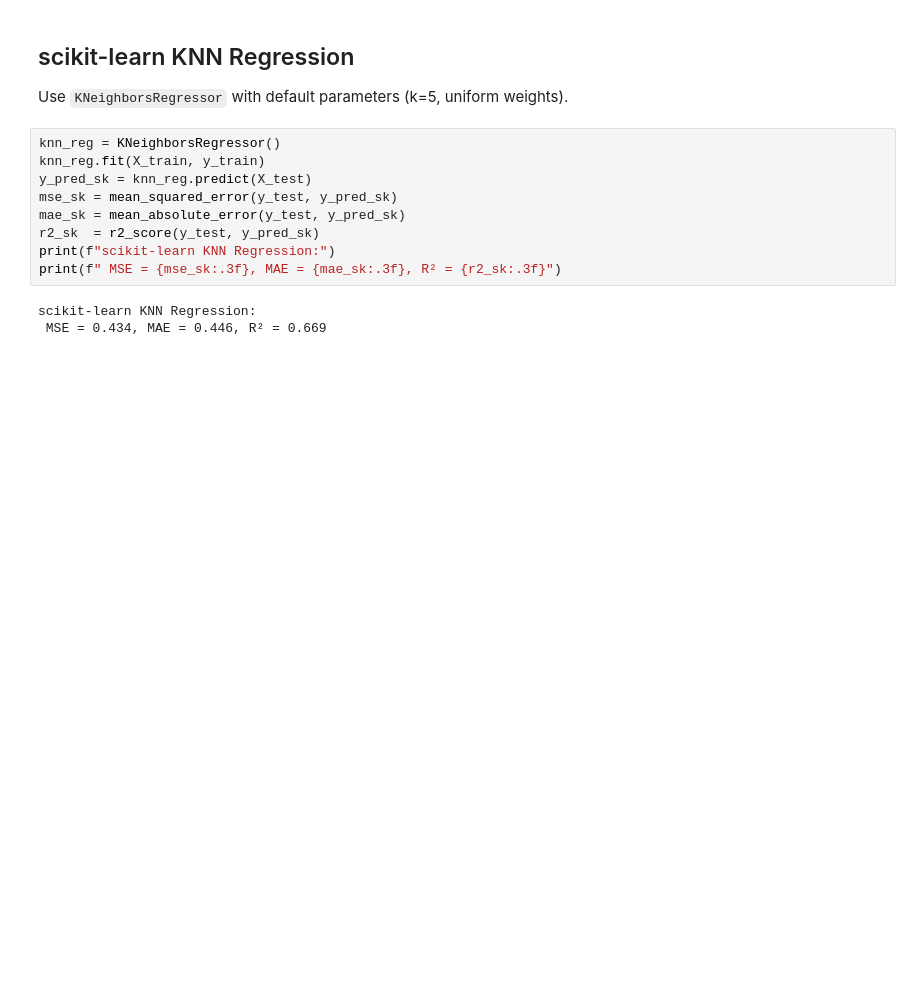
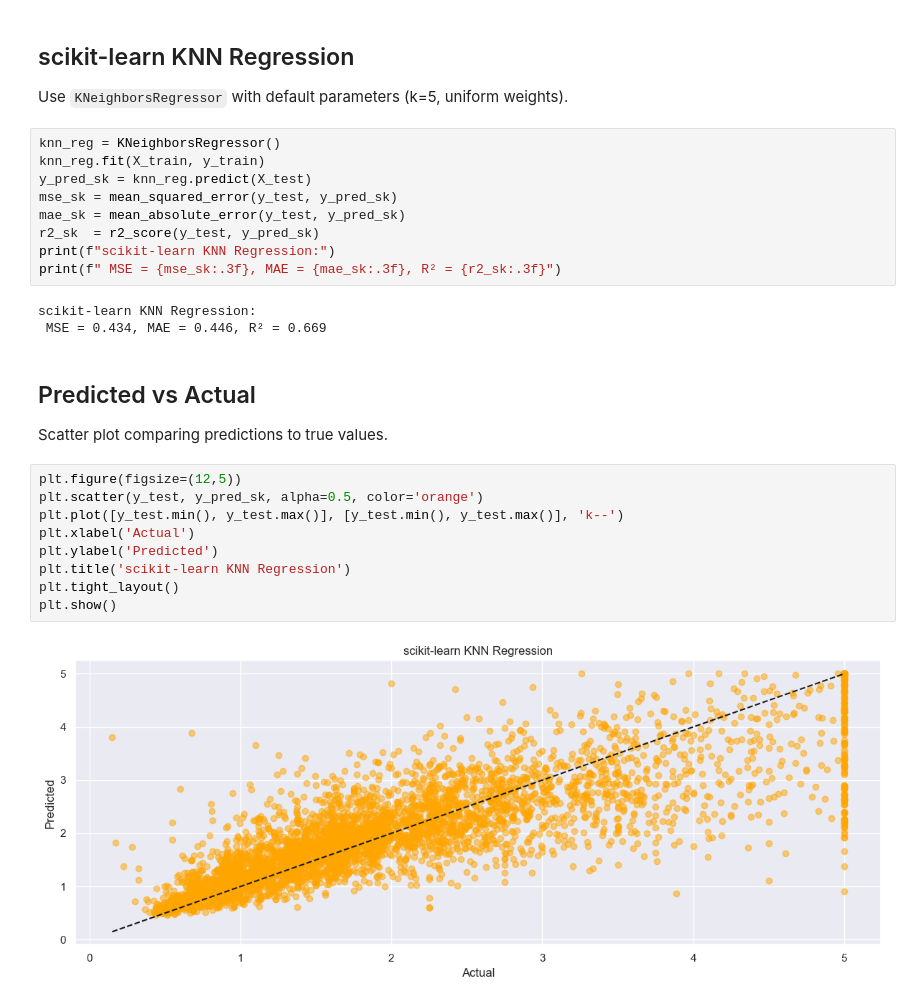
Before and after one commit to t0dd26/CMOR438-Spring-2025, a Jupyter notebook: Supervised ML/Regression/KNN Regression.ipynb, the cells around one changed output. Drawn from its saved outputs; the diff is of its cells as text; blank space fills up the shorter version.

```diff
--- a/Supervised ML/Regression/KNN Regression.ipynb
+++ b/Supervised ML/Regression/KNN Regression.ipynb
@@ -113,3 +113,17 @@ print(f" MSE = {mse_sk:.3f}, MAE = {mae_sk:.3f}, R² = {r2_sk:.3f}")
 # %% [output]
 scikit-learn KNN Regression:
  MSE = 0.434, MAE = 0.446, R² = 0.669
+# %% [markdown]
+## Predicted vs Actual
+Scatter plot comparing predictions to true values.
+# %%
+plt.figure(figsize=(12,5))
+plt.scatter(y_test, y_pred_sk, alpha=0.5, color='orange')
+plt.plot([y_test.min(), y_test.max()], [y_test.min(), y_test.max()], 'k--')
+plt.xlabel('Actual')
+plt.ylabel('Predicted')
+plt.title('scikit-learn KNN Regression')
+plt.tight_layout()
+plt.show()
+# %% [output]
+[figure, added]
```
Also changed, not shown: parts of 7 cells of this notebook.
